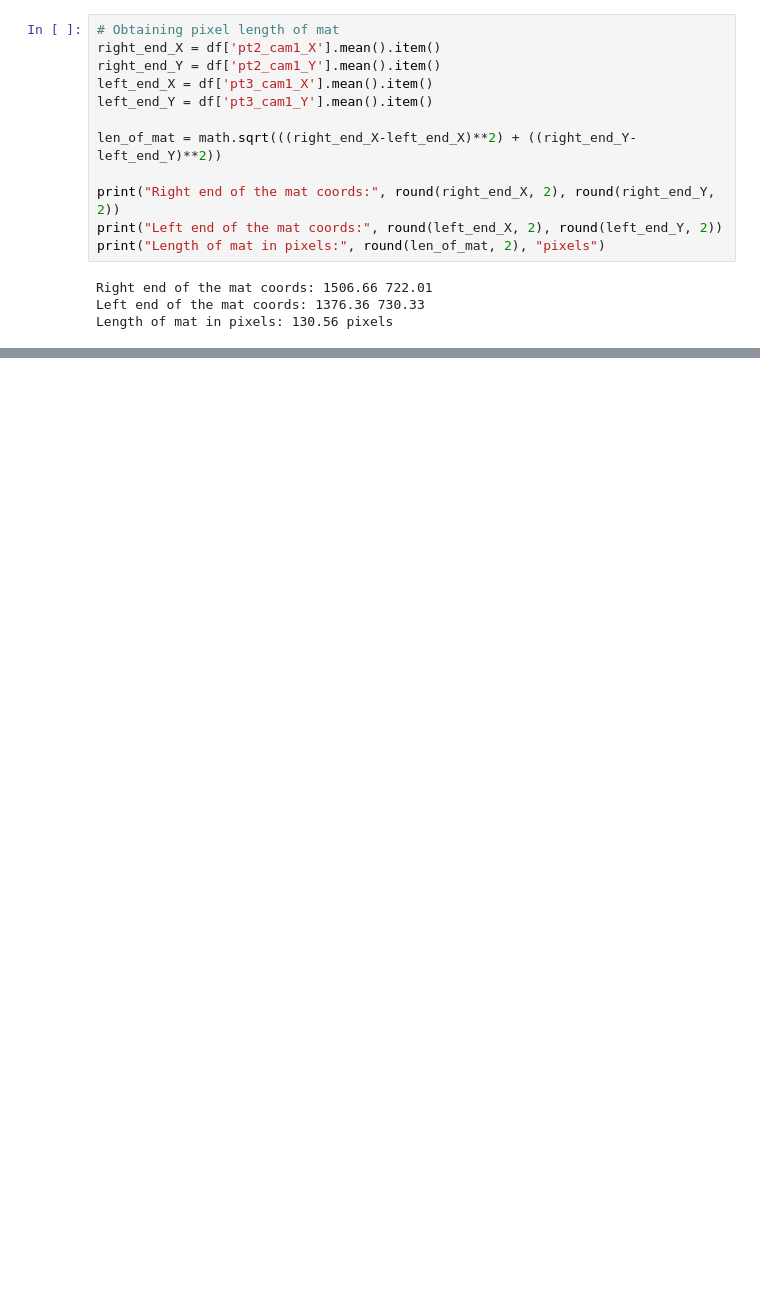
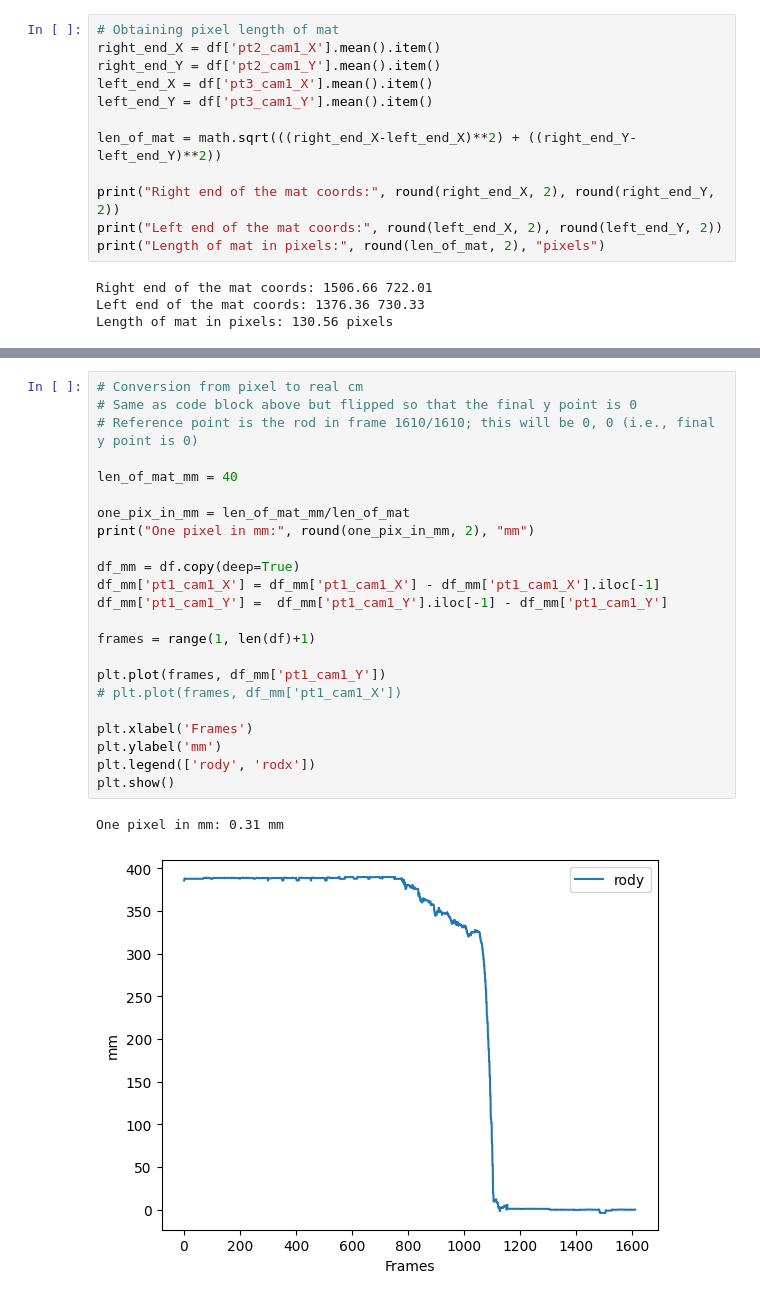
Before and after one commit to pran872/PDW, a Jupyter notebook: analyse_data.ipynb, the cells around one changed output, grey strips where cells are left out. Drawn from its saved outputs; the diff is of its cells as text; blank space fills up the shorter version.

```diff
--- a/analyse_data.ipynb
+++ b/analyse_data.ipynb
@@ -119,0 +125,26 @@ One pixel in mm: 0.31 mm
+# %%
+# Conversion from pixel to real cm
+# Same as code block above but flipped so that the final y point is 0
+# Reference point is the rod in frame 1610/1610; this will be 0, 0 (i.e., final y point is 0)
+
+len_of_mat_mm = 40
+
+one_pix_in_mm = len_of_mat_mm/len_of_mat
+print("One pixel in mm:", round(one_pix_in_mm, 2), "mm")
+
+df_mm = df.copy(deep=True)
+df_mm['pt1_cam1_X'] = df_mm['pt1_cam1_X'] - df_mm['pt1_cam1_X'].iloc[-1]
+df_mm['pt1_cam1_Y'] =  df_mm['pt1_cam1_Y'].iloc[-1] - df_mm['pt1_cam1_Y']
+
+frames = range(1, len(df)+1)
+
+plt.plot(frames, df_mm['pt1_cam1_Y'])
+# plt.plot(frames, df_mm['pt1_cam1_X'])
+
+plt.xlabel('Frames')
+plt.ylabel('mm')
+plt.legend(['rody', 'rodx'])
+plt.show()
+# %% [output]
+One pixel in mm: 0.31 mm
+[figure, added]
```
Also changed, not shown: parts of 6 cells of this notebook, 4 other files.
